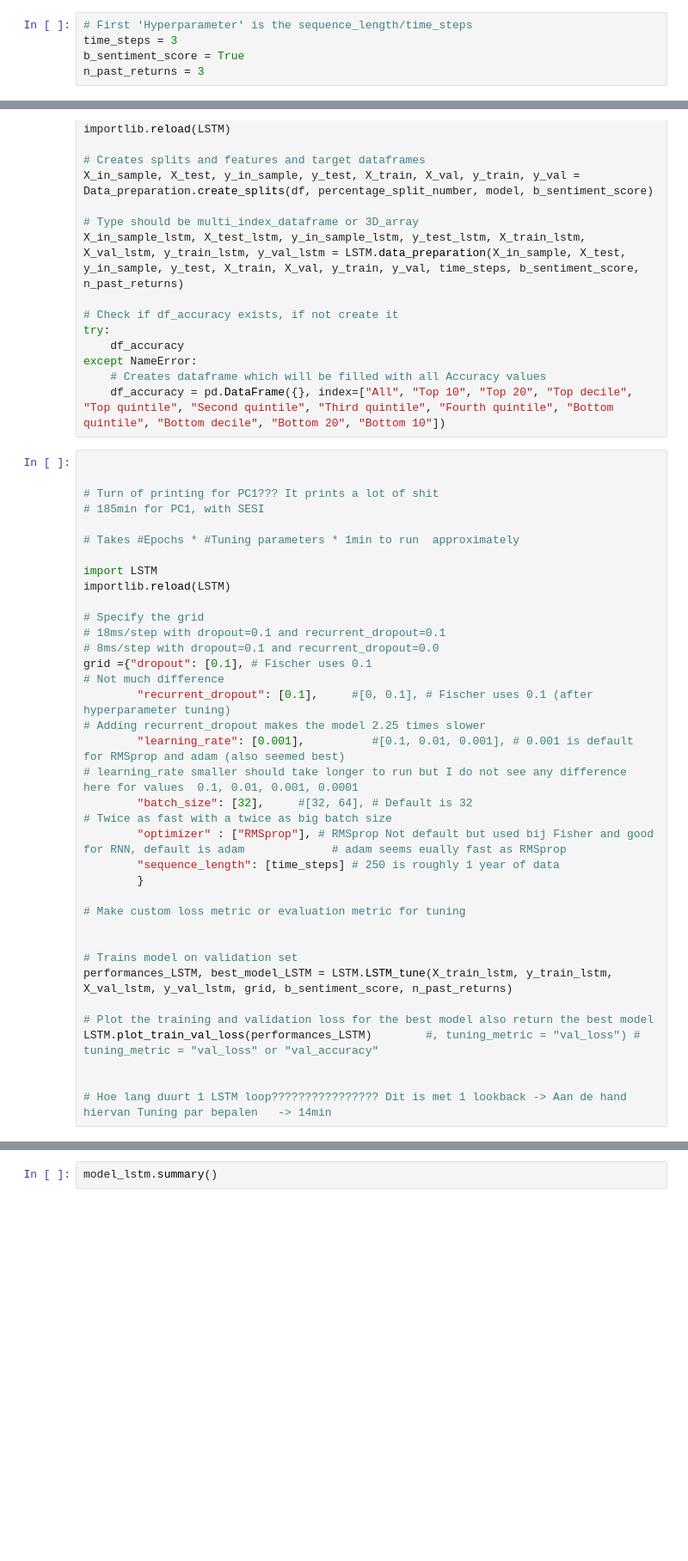
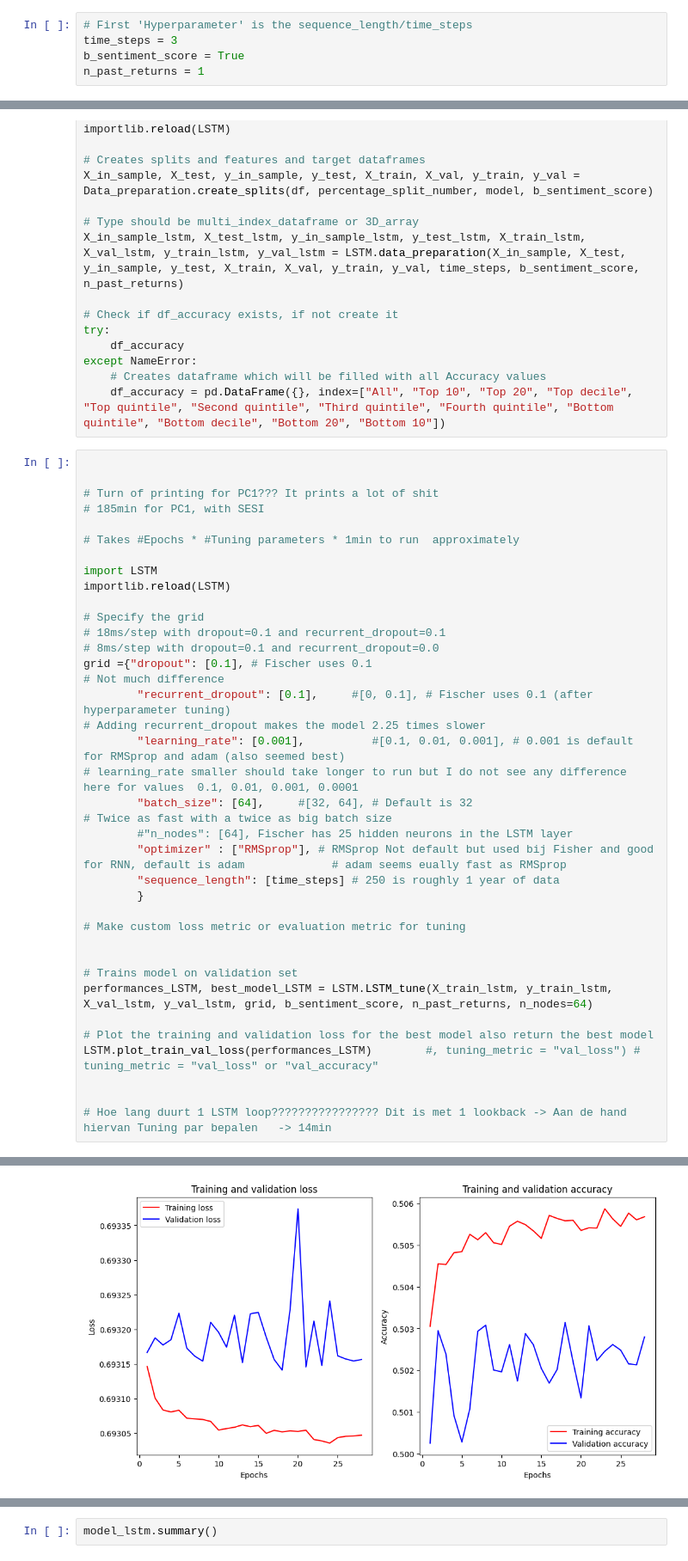
Before and after one commit to BasPeeters0306/Thesis_New, a Jupyter notebook: Executable.ipynb, the cells around one changed output, grey strips where cells are left out. Shown at 86% size. Cells and saved outputs as stored; diff of their text form; blank space fills up the shorter version.

```diff
--- a/Executable.ipynb
+++ b/Executable.ipynb
@@ -204,7 +204,7 @@ df = Load_data.load_csv(file_name)
 # First 'Hyperparameter' is the sequence_length/time_steps
 time_steps = 3
 b_sentiment_score = True
-n_past_returns = 3
+n_past_returns = 1
 # %% [markdown]
 ## Feature engineering
 # %%
@@ -448,7 +421,8 @@ importlib.reload(LSTM)
 grid ={"dropout": [0.1], # Fischer uses 0.1                                                                             # Not much difference
         "recurrent_dropout": [0.1],     #[0, 0.1], # Fischer uses 0.1 (after hyperparameter tuning)                                                                   # Adding recurrent_dropout makes the model 2.25 times slower
         "learning_rate": [0.001],          #[0.1, 0.01, 0.001], # 0.001 is default for RMSprop and adam (also seemed best)                                              # learning_rate smaller should take longer to run but I do not see any difference here for values  0.1, 0.01, 0.001, 0.0001
-        "batch_size": [32],     #[32, 64], # Default is 32                                                                             # Twice as fast with a twice as big batch size
+        "batch_size": [64],     #[32, 64], # Default is 32                                                                             # Twice as fast with a twice as big batch size
+        #"n_nodes": [64], Fischer has 25 hidden neurons in the LSTM layer
         "optimizer" : ["RMSprop"], # RMSprop Not default but used bij Fisher and good for RNN, default is adam             # adam seems eually fast as RMSprop
         "sequence_length": [time_steps] # 250 is roughly 1 year of data
         }
@@ -457,10 +431,11 @@ grid ={"dropout": [0.1], # Fischer uses 0.1
 
 
 # Trains model on validation set
-performances_LSTM, best_model_LSTM = LSTM.LSTM_tune(X_train_lstm, y_train_lstm, X_val_lstm, y_val_lstm, grid, b_sentiment_score, n_past_returns)
+performances_LSTM, best_model_LSTM = LSTM.LSTM_tune(X_train_lstm, y_train_lstm, X_val_lstm, y_val_lstm, grid, b_sentiment_score, n_past_returns, n_nodes=64)
 
 # Plot the training and validation loss for the best model also return the best model
 LSTM.plot_train_val_loss(performances_LSTM)        #, tuning_metric = "val_loss") # tuning_metric = "val_loss" or "val_accuracy"
 
 
 # Hoe lang duurt 1 LSTM loop???????????????? Dit is met 1 lookback -> Aan de hand hiervan Tuning par bepalen   -> 14min
+# %% [output]
@@ -467,3 +462,4 @@ LSTM.plot_train_val_loss(performances_LSTM)        #, tuning_metric = "val_loss"
+[figure, added]
 # %%
 # The number of rows in df_classification, df_predictions and df_classifications_lstm, df_predictions_lstm are not the same yet due to the time_steps
 
```
Also changed, not shown: parts of 3 cells of this notebook, 1 other file.
